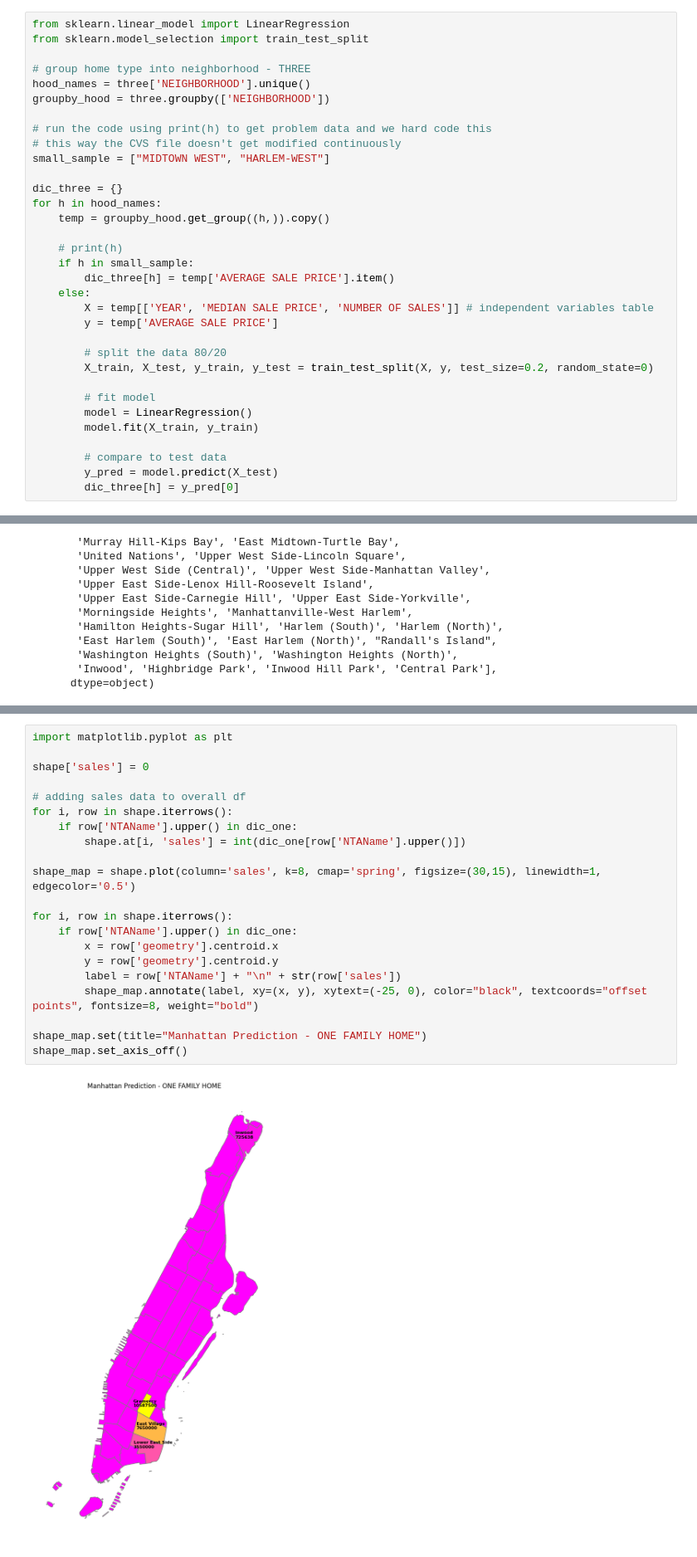
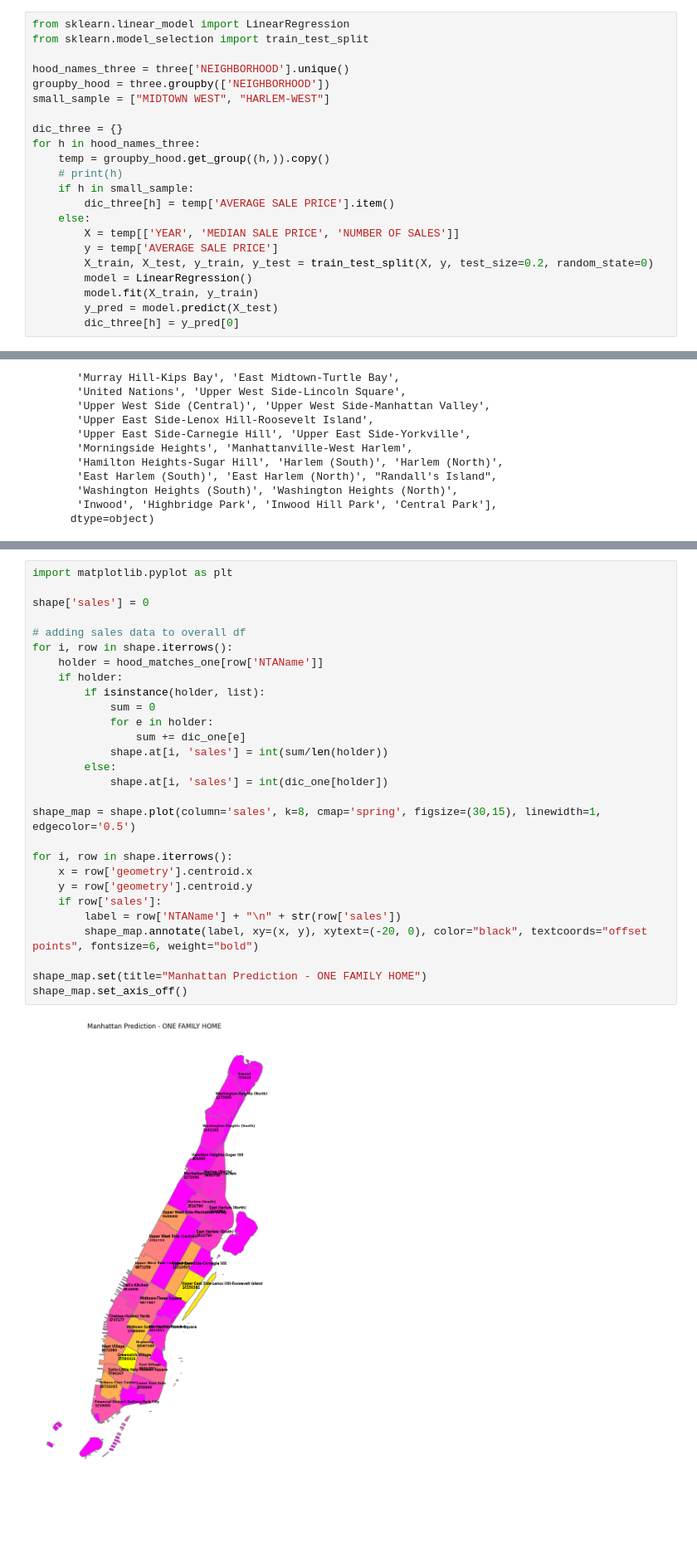
Before and after one commit to dongaCS/prediction-model-nyc, a Jupyter notebook: manhattan.ipynb, the cells around one changed output, grey strips where cells are left out. Shown: that part at 83% size. Saved outputs shown, nothing was run; the diff lists cells and outputs as text; blank space fills up the shorter version.

Commit message:
matched one family neighborhood

```diff
--- a/manhattan.ipynb
+++ b/manhattan.ipynb
@@ -116,33 +114,22 @@ for h in hood_names:
 from sklearn.linear_model import LinearRegression
 from sklearn.model_selection import train_test_split
 
-# group home type into neighborhood - THREE
-hood_names = three['NEIGHBORHOOD'].unique()
+hood_names_three = three['NEIGHBORHOOD'].unique()
 groupby_hood = three.groupby(['NEIGHBORHOOD'])
-
-# run the code using print(h) to get problem data and we hard code this
-# this way the CVS file doesn't get modified continuously
 small_sample = ["MIDTOWN WEST", "HARLEM-WEST"]
 
 dic_three = {}
-for h in hood_names:
+for h in hood_names_three:
     temp = groupby_hood.get_group((h,)).copy()
-
     # print(h)
     if h in small_sample:
         dic_three[h] = temp['AVERAGE SALE PRICE'].item()
     else:
-        X = temp[['YEAR', 'MEDIAN SALE PRICE', 'NUMBER OF SALES']] # independent variables table
+        X = temp[['YEAR', 'MEDIAN SALE PRICE', 'NUMBER OF SALES']]
         y = temp['AVERAGE SALE PRICE']
-
-        # split the data 80/20
         X_train, X_test, y_train, y_test = train_test_split(X, y, test_size=0.2, random_state=0)
-
-        # fit model
         model = LinearRegression()
         model.fit(X_train, y_train)
-
-        # compare to test data
         y_pred = model.predict(X_test)
         dic_three[h] = y_pred[0]
 # %%
@@ -196,26 +234,33 @@ array(['ALPHABET CITY', 'CHELSEA', 'EAST VILLAGE',
 # %%
 import matplotlib.pyplot as plt
 
 shape['sales'] = 0
 
 # adding sales data to overall df
 for i, row in shape.iterrows():
-    if row['NTAName'].upper() in dic_one:
-        shape.at[i, 'sales'] = int(dic_one[row['NTAName'].upper()])
+    holder = hood_matches_one[row['NTAName']]
+    if holder:
+        if isinstance(holder, list):
+            sum = 0
+            for e in holder:
+                sum += dic_one[e]
+            shape.at[i, 'sales'] = int(sum/len(holder))
+        else:
+            shape.at[i, 'sales'] = int(dic_one[holder])
 
 shape_map = shape.plot(column='sales', k=8, cmap='spring', figsize=(30,15), linewidth=1, edgecolor='0.5')
 
 for i, row in shape.iterrows():
-    if row['NTAName'].upper() in dic_one:
-        x = row['geometry'].centroid.x
-        y = row['geometry'].centroid.y
+    x = row['geometry'].centroid.x
+    y = row['geometry'].centroid.y
+    if row['sales']:
         label = row['NTAName'] + "\n" + str(row['sales'])
-        shape_map.annotate(label, xy=(x, y), xytext=(-25, 0), color="black", textcoords="offset points", fontsize=8, weight="bold")
+        shape_map.annotate(label, xy=(x, y), xytext=(-20, 0), color="black", textcoords="offset points", fontsize=6, weight="bold")
 
 shape_map.set(title="Manhattan Prediction - ONE FAMILY HOME")
 shape_map.set_axis_off()
 # %% [output]
-[figure, old version]
+[figure, new version]
 # %%
 import matplotlib.pyplot as plt
 
```
Also changed, not shown: parts of 6 cells of this notebook.
